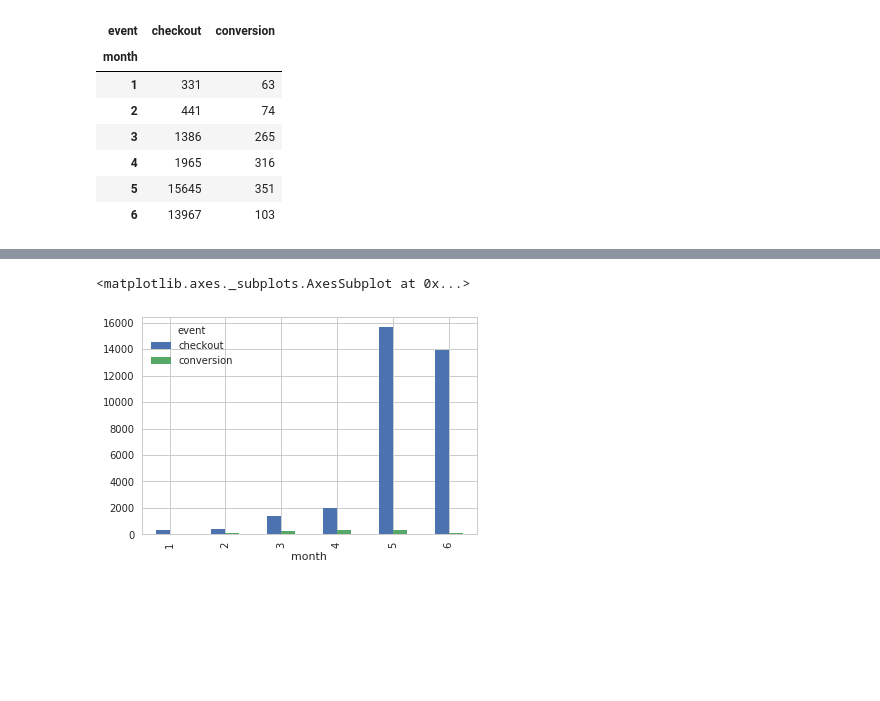
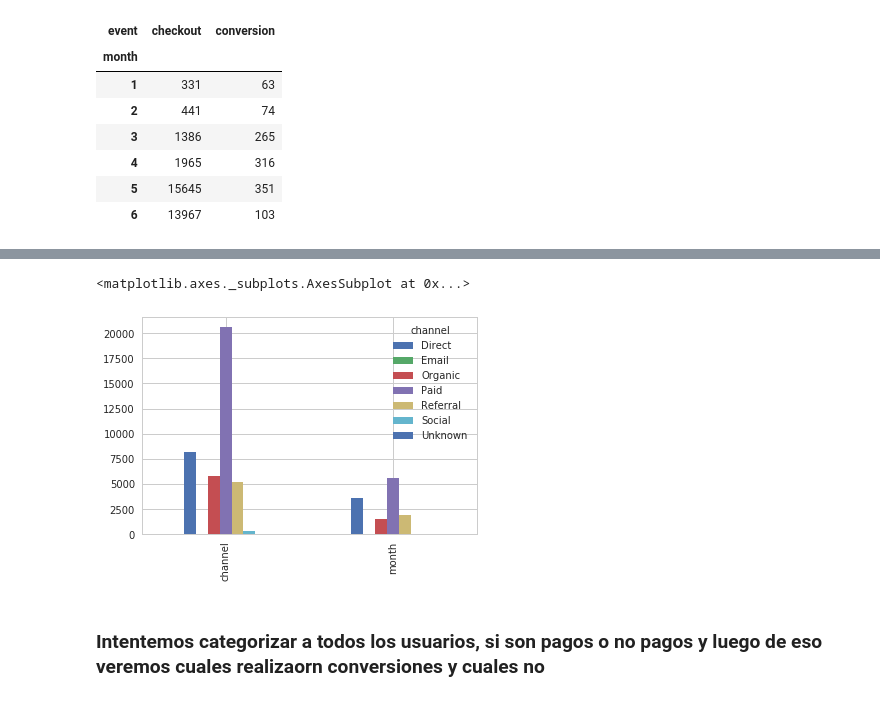
Before and after one commit to gabyrobles93/7506-TP1-Trocafone, a Jupyter notebook: analisis_gonza.ipynb, the cells around one changed output, grey strips where cells are left out. Saved outputs shown, nothing was run; the diff lists cells and outputs as text; code cells hidden in the pictures; blank space fills up the shorter version.

```diff
--- a/analisis_gonza.ipynb
+++ b/analisis_gonza.ipynb
@@ -194,0 +248,2 @@ check_conv
+# %%
+events_may_april = events_short.loc[(events_short['month'] == 5) | (events_short['month'] == 4)]
@@ -194,0 +271,6 @@ check_conv
+# %%
+grouped = events_may_april.groupby(['month', 'channel']).agg({'event' : 'count'})
+# %%
+grouped = grouped.unstack()
+grouped
+#grouped = grouped.pivot_table(index='month', columns='channel', values='event')
@@ -194,0 +283,2 @@ check_conv
+# %%
+grouped = grouped.pivot_table(index='month', columns='channel', values='event')
@@ -195,5 +289,7 @@ check_conv
 # %%
-check_conv.plot.bar()
+grouped.plot.bar()
 # %% [output]
 <matplotlib.axes._subplots.AxesSubplot at 0x...>
-[figure, old version]
+[figure, new version]
+# %% [markdown]
+### Intentemos categorizar a todos los usuarios, si son pagos o no pagos y luego de eso veremos cuales realizaorn conversiones y cuales no
```
Also changed, not shown: parts of 28 cells of this notebook.
